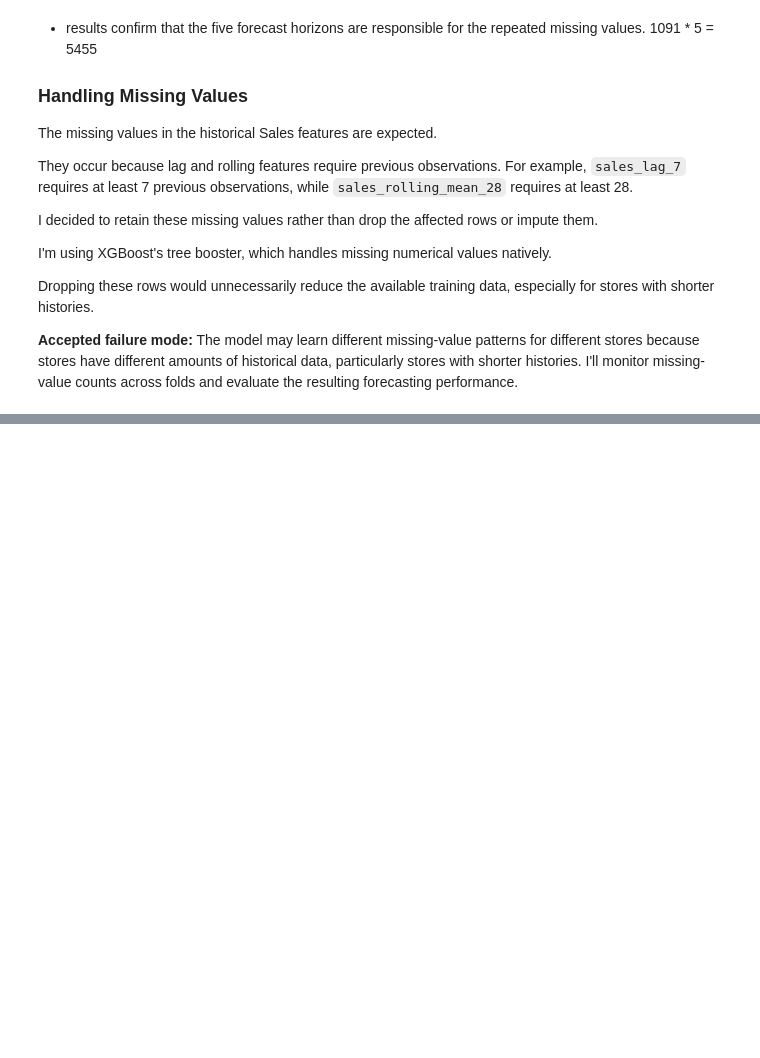
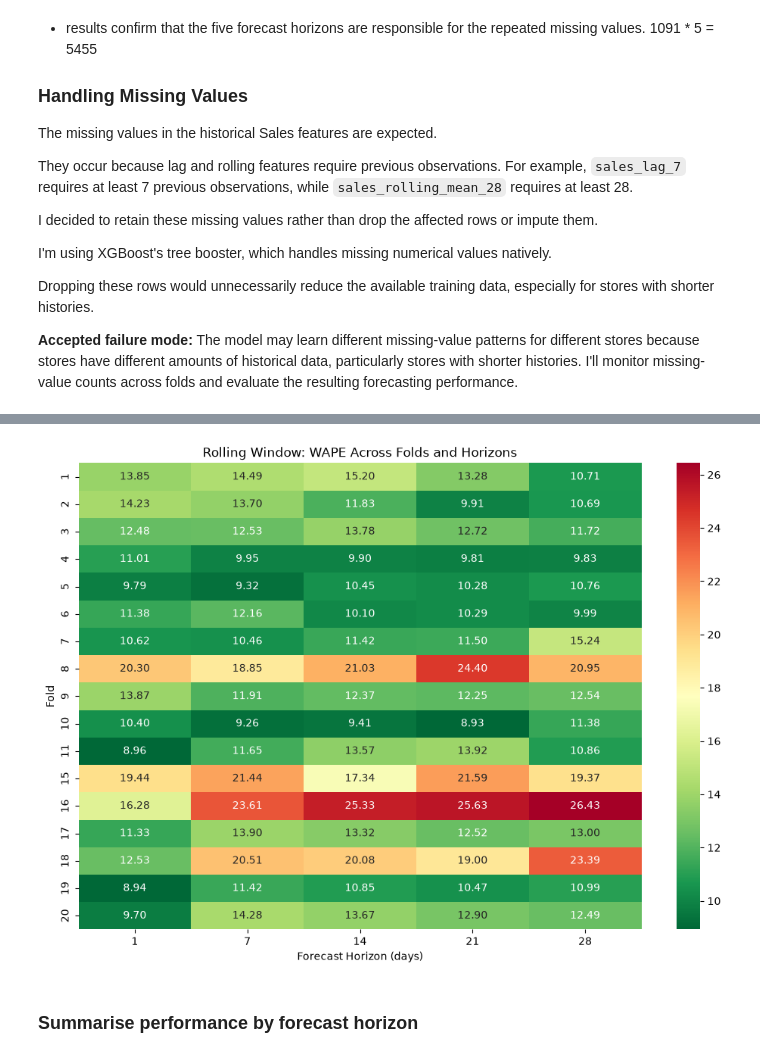
Before and after one commit to div-ops123/rossmann-forecasting-reliability, a Jupyter notebook: notebooks/02_validation_experiments.ipynb, the cells around one changed output, grey strips where cells are left out. Drawn from its saved outputs; the diff is of its cells as text; code cells hidden in the pictures; blank space fills up the shorter version.

```diff
--- a/notebooks/02_validation_experiments.ipynb
+++ b/notebooks/02_validation_experiments.ipynb
@@ -1266,0 +1543,14 @@ y_val = first_fold["validation"]["target_sales"]
+# %%
+plt.figure(figsize=(12, 8))
+
+sns.heatmap(rolling_wape_matrix, annot=True, fmt=".2f", cmap="RdYlGn_r")
+
+plt.title("Rolling Window: WAPE Across Folds and Horizons")
+plt.xlabel("Forecast Horizon (days)")
+plt.ylabel("Fold")
+
+plt.show()
+# %% [output]
+[figure, added]
+# %% [markdown]
+### Summarise performance by forecast horizon
```
Also changed, not shown: parts of 34 cells of this notebook, 4 other files.
